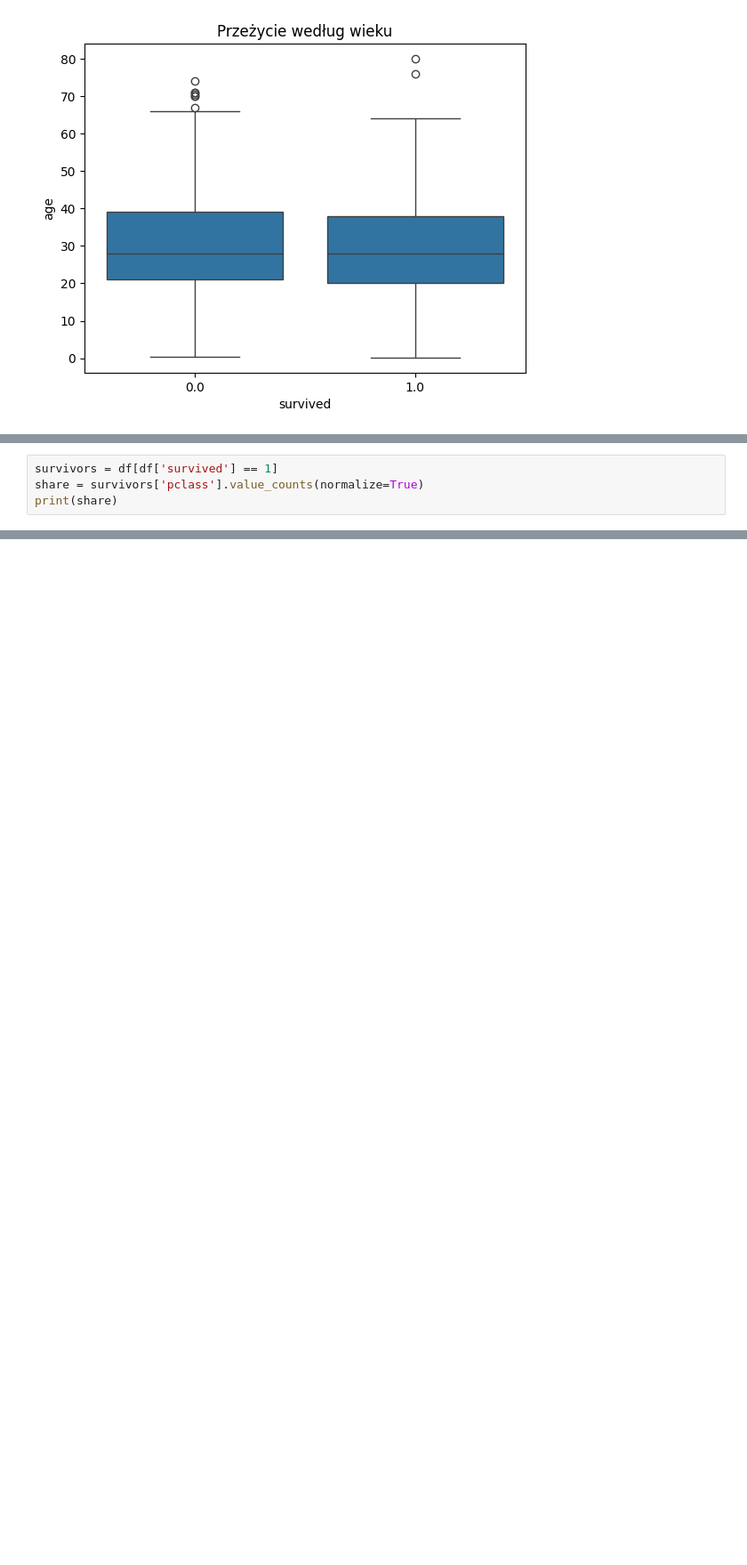
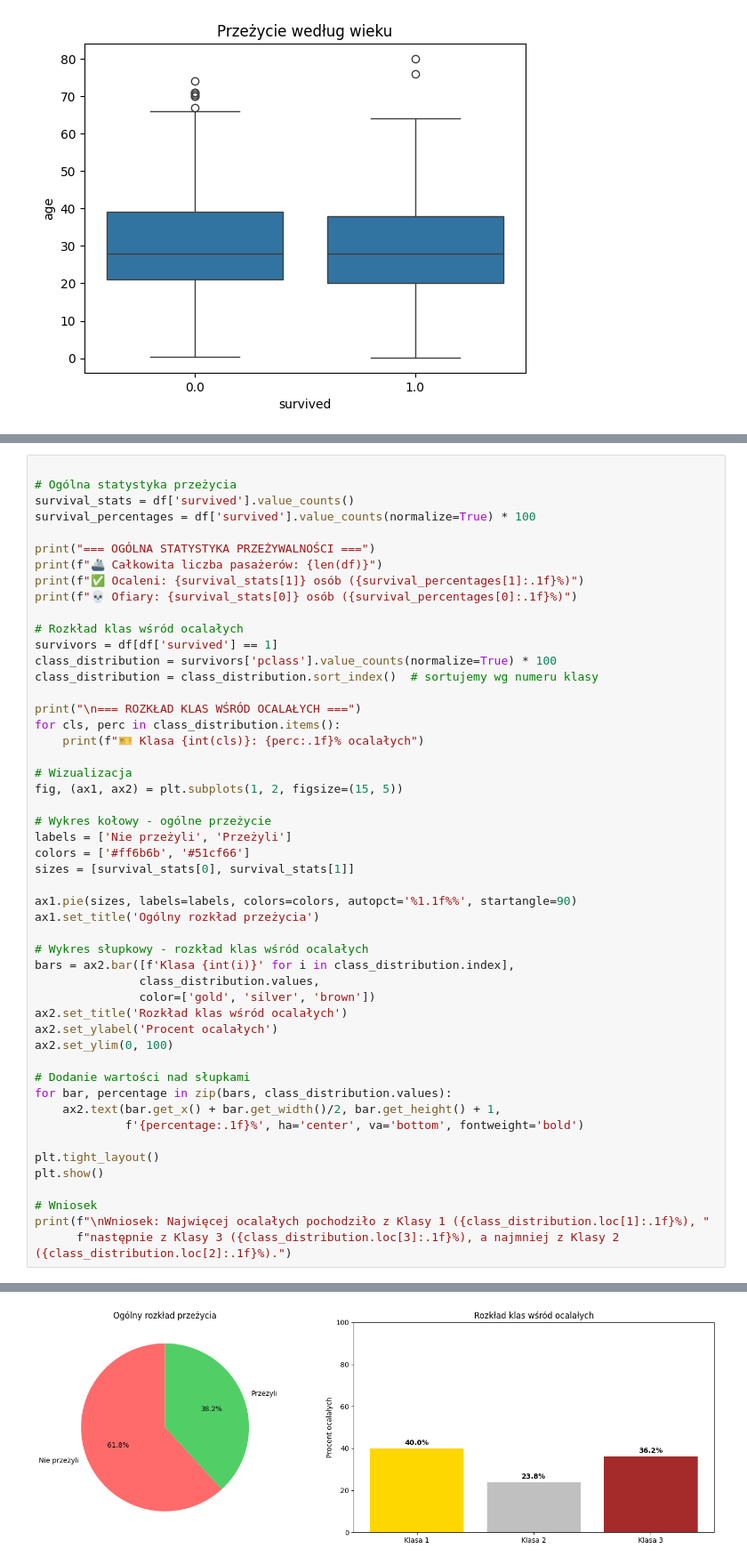
Before and after one commit to Miroslaw7224/My_Ai_Portfolio, a Jupyter notebook: docs/Titanic/titanic.ipynb, the cells around one changed output, grey strips where cells are left out. Shown: that part at 89% size. Drawn from its saved outputs; the diff is of its cells as text; blank space fills up the shorter version.

```diff
--- a/docs/Titanic/titanic.ipynb
+++ b/docs/Titanic/titanic.ipynb
@@ -208,5 +231,51 @@ plt.show()
 # %%
+
+# Ogólna statystyka przeżycia
+survival_stats = df['survived'].value_counts()
+survival_percentages = df['survived'].value_counts(normalize=True) * 100
+
+print("=== OGÓLNA STATYSTYKA PRZEŻYWALNOŚCI ===")
+print(f"🚢 Całkowita liczba pasażerów: {len(df)}")
+print(f"✅ Ocaleni: {survival_stats[1]} osób ({survival_percentages[1]:.1f}%)")
+print(f"💀 Ofiary: {survival_stats[0]} osób ({survival_percentages[0]:.1f}%)")
+
+# Rozkład klas wśród ocalałych
 survivors = df[df['survived'] == 1]
-share = survivors['pclass'].value_counts(normalize=True)
-print(share)
+class_distribution = survivors['pclass'].value_counts(normalize=True) * 100
+class_distribution = class_distribution.sort_index()  # sortujemy wg numeru klasy
+
+print("\n=== ROZKŁAD KLAS WŚRÓD OCALAŁYCH ===")
+for cls, perc in class_distribution.items():
+    print(f"🎫 Klasa {int(cls)}: {perc:.1f}% ocalałych")
+
+# Wizualizacja
+fig, (ax1, ax2) = plt.subplots(1, 2, figsize=(15, 5))
+
+# Wykres kołowy - ogólne przeżycie
+labels = ['Nie przeżyli', 'Przeżyli']
+colors = ['#ff6b6b', '#51cf66']
+sizes = [survival_stats[0], survival_stats[1]]
+
+ax1.pie(sizes, labels=labels, colors=colors, autopct='%1.1f%%', startangle=90)
+ax1.set_title('Ogólny rozkład przeżycia')
+
+# Wykres słupkowy - rozkład klas wśród ocalałych
+bars = ax2.bar([f'Klasa {int(i)}' for i in class_distribution.index],
+               class_distribution.values,
+               color=['gold', 'silver', 'brown'])
+ax2.set_title('Rozkład klas wśród ocalałych')
+ax2.set_ylabel('Procent ocalałych')
+ax2.set_ylim(0, 100)
+
+# Dodanie wartości nad słupkami
+for bar, percentage in zip(bars, class_distribution.values):
+    ax2.text(bar.get_x() + bar.get_width()/2, bar.get_height() + 1,
+             f'{percentage:.1f}%', ha='center', va='bottom', fontweight='bold')
+
+plt.tight_layout()
+plt.show()
+
+# Wniosek
+print(f"\nWniosek: Najwięcej ocalałych pochodziło z Klasy 1 ({class_distribution.loc[1]:.1f}%), "
+      f"następnie z Klasy 3 ({class_distribution.loc[3]:.1f}%), a najmniej z Klasy 2 ({class_distribution.loc[2]:.1f}%).")
 # %% [output]
@@ -217,0 +291 @@ Name: proportion, dtype: float64
+[figure, added]
```
Also changed, not shown: parts of 43 cells of this notebook, 3 other files.
